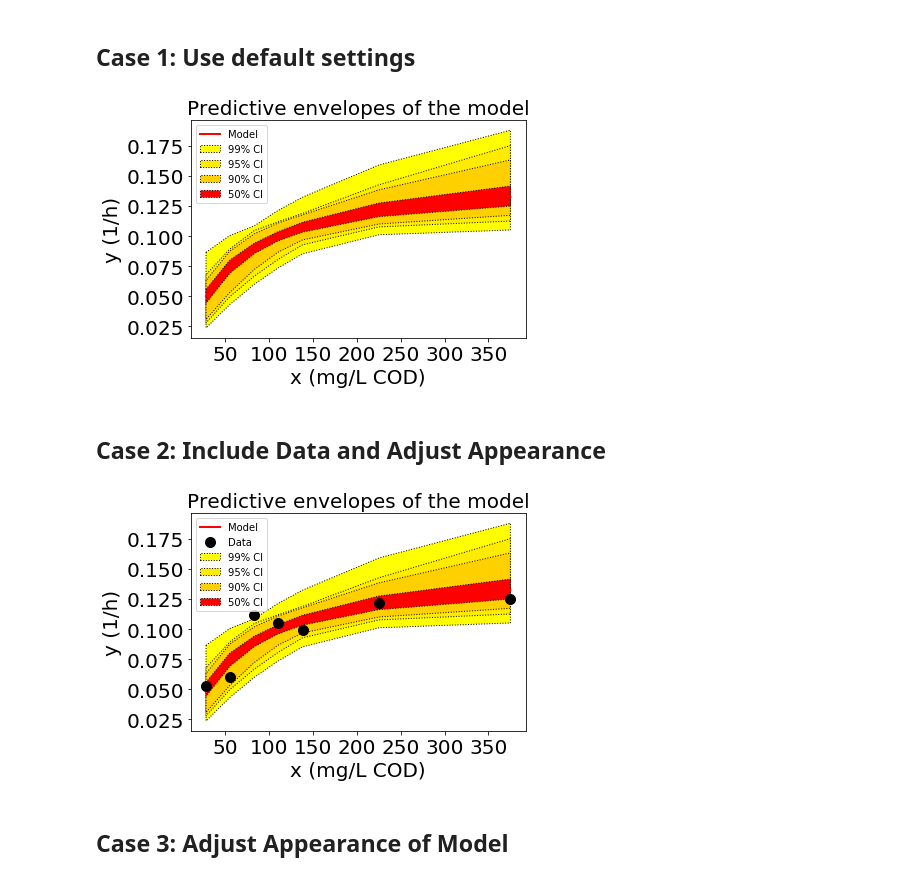
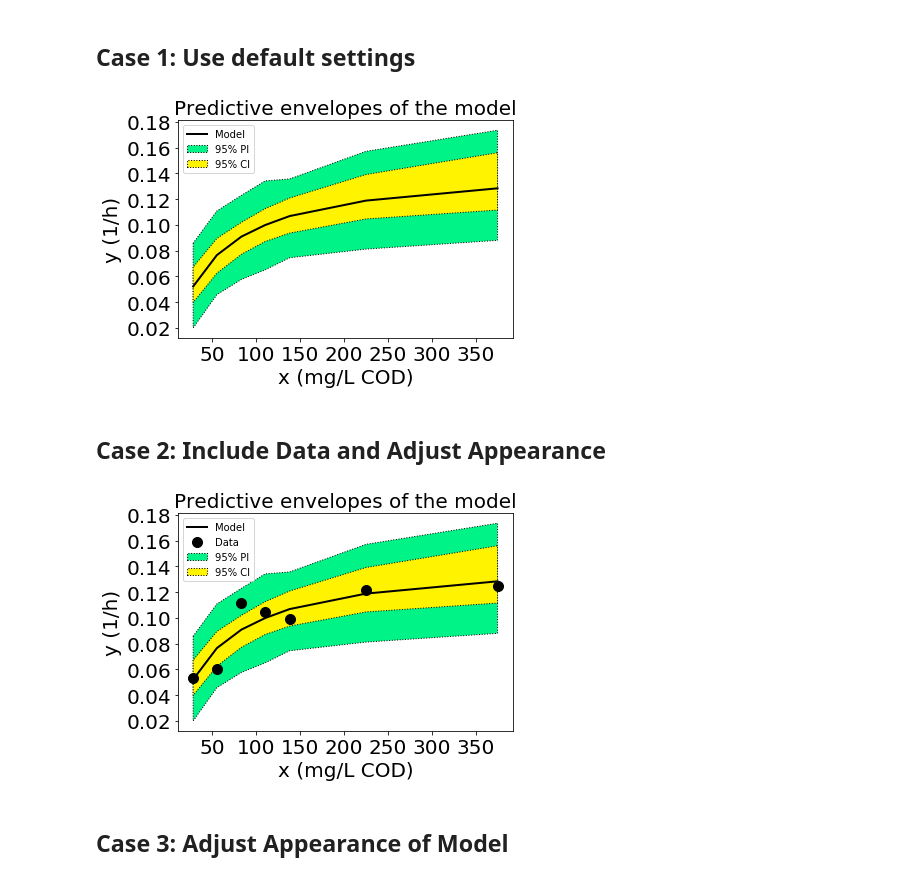
Before and after one commit to prmiles/pymcmcstat_examples, a Jupyter notebook: Advanced_Interval_Plotting.ipynb, the cells around one changed output. Saved outputs shown, nothing was run; the diff lists cells and outputs as text; code cells hidden in the pictures.

```diff
--- a/Advanced_Interval_Plotting.ipynb
+++ b/Advanced_Interval_Plotting.ipynb
@@ -144,22 +163,22 @@ Default display options:
 ## Case 1: Use default settings
 # %%
 from pymcmcstat.propagation import plot_intervals
-plot_intervals(intervals, data.xdata[0], addprediction=False)
+plot_intervals(intervals, data.xdata[0])
 format_plot()
 # %% [output]
-[figure, old version]
+[figure, new version]
 # %% [markdown]
 ## Case 2: Include Data and Adjust Appearance
 # %%
 data_display = dict(
     marker='o',
     color='k',
     markersize=10)
-plot_intervals(intervals, data.xdata[0], data.ydata[0], addprediction=False,
+plot_intervals(intervals, data.xdata[0], data.ydata[0],
               data_display=data_display, adddata=True)
 format_plot()
 # %% [output]
-[figure, old version]
+[figure, new version]
 # %% [markdown]
 ## Case 3: Adjust Appearance of Model
 # %%
```
Also changed, not shown: parts of 7 cells of this notebook, 5 other files.
